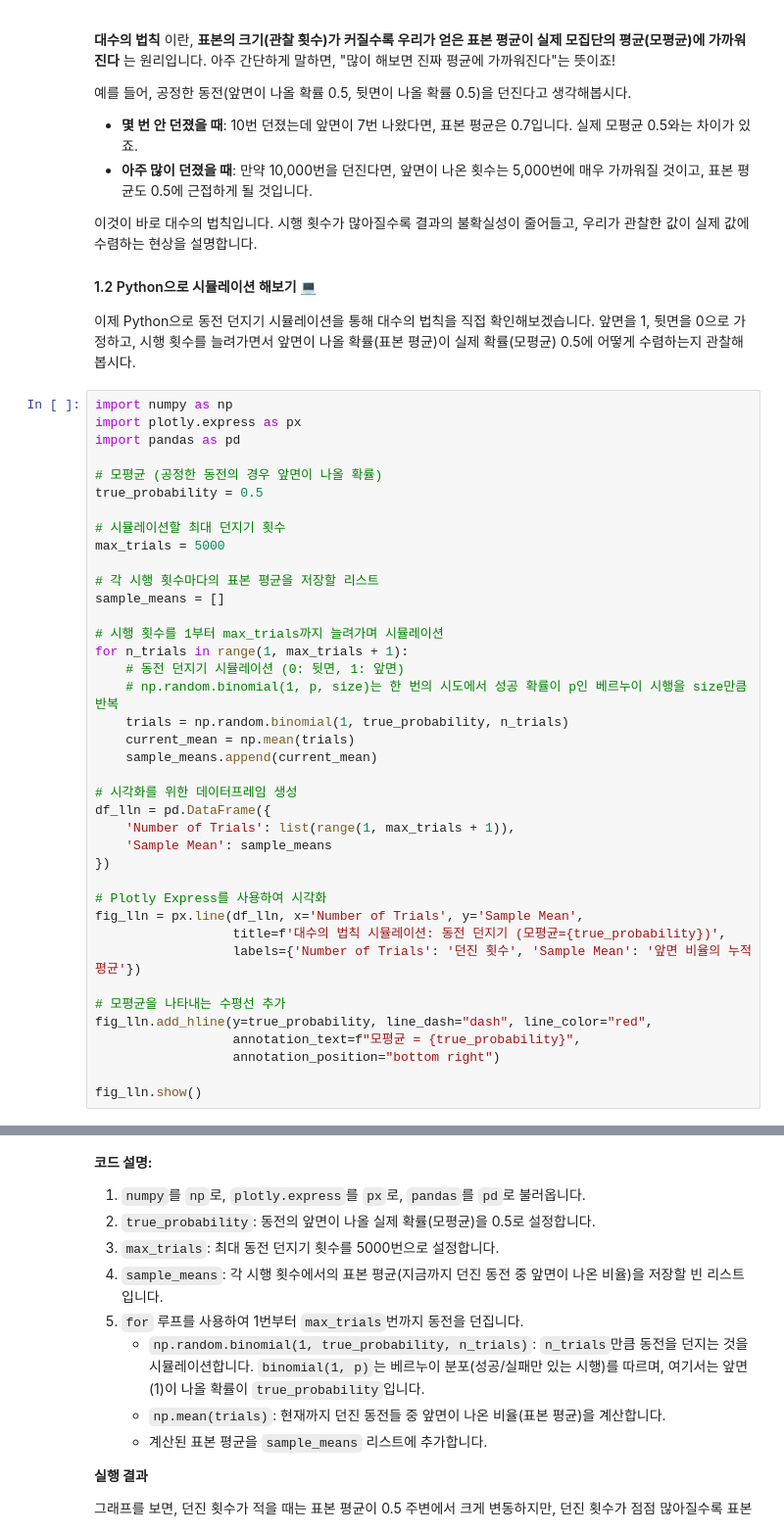
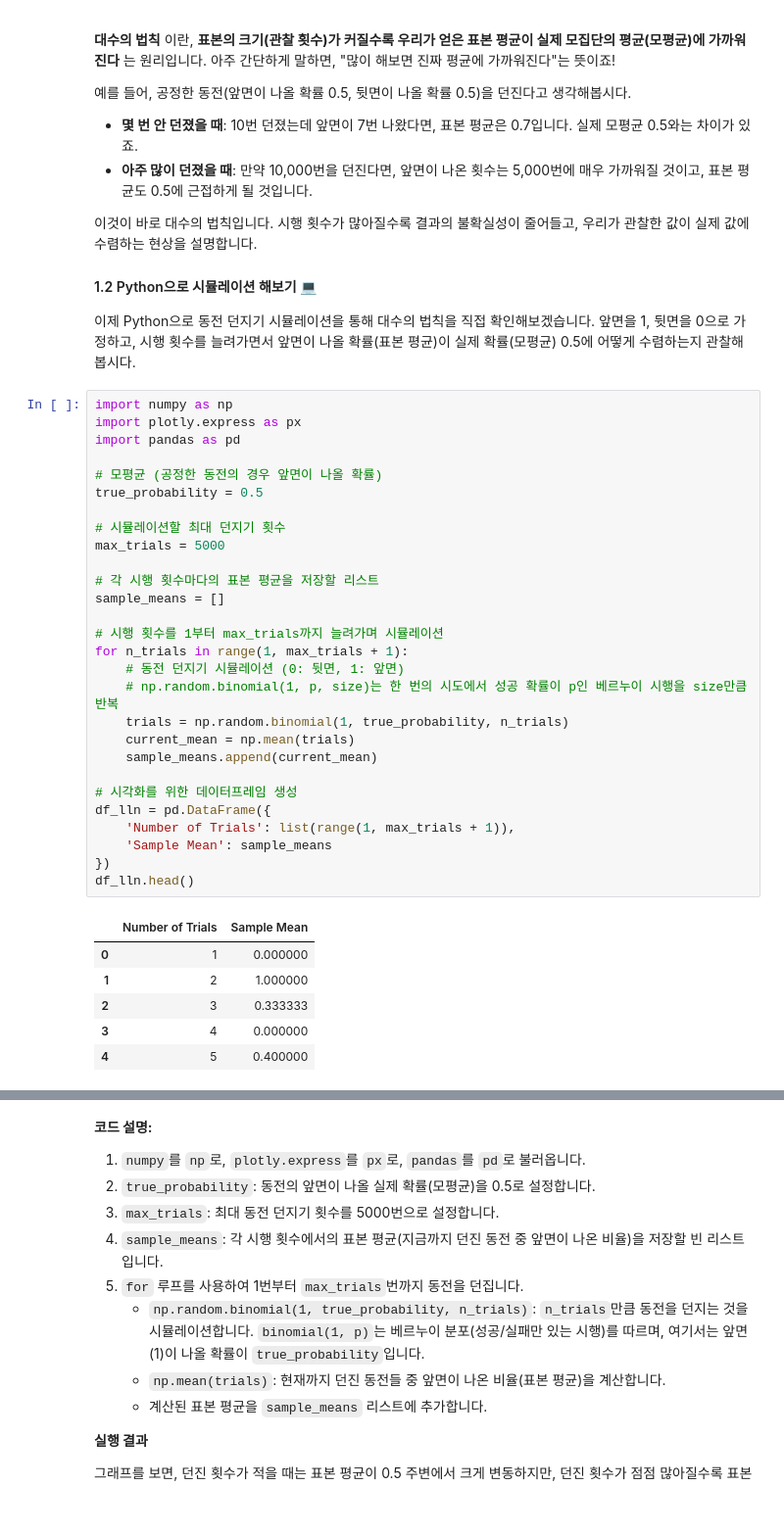
Before and after one commit to dandacompany/star_track_python, a Jupyter notebook: 0604/Python_Statistic_Analytics_Practice_Part4.ipynb, the cells around one changed output, grey strips where cells are left out. Shown at 98% size. Drawn from its saved outputs; the diff is of its cells as text.

```diff
--- a/0604/Python_Statistic_Analytics_Practice_Part4.ipynb
+++ b/0604/Python_Statistic_Analytics_Practice_Part4.ipynb
@@ -22,39 +22,35 @@ Python을 활용하여 데이터 과학과 통계의 핵심적인 두 가지 개
 # %%
 import numpy as np
 import plotly.express as px
 import pandas as pd
 
 # 모평균 (공정한 동전의 경우 앞면이 나올 확률)
 true_probability = 0.5
 
 # 시뮬레이션할 최대 던지기 횟수
 max_trials = 5000
 
 # 각 시행 횟수마다의 표본 평균을 저장할 리스트
 sample_means = []
 
 # 시행 횟수를 1부터 max_trials까지 늘려가며 시뮬레이션
 for n_trials in range(1, max_trials + 1):
     # 동전 던지기 시뮬레이션 (0: 뒷면, 1: 앞면)
     # np.random.binomial(1, p, size)는 한 번의 시도에서 성공 확률이 p인 베르누이 시행을 size만큼 반복
     trials = np.random.binomial(1, true_probability, n_trials)
     current_mean = np.mean(trials)
     sample_means.append(current_mean)
 
 # 시각화를 위한 데이터프레임 생성
 df_lln = pd.DataFrame({
     'Number of Trials': list(range(1, max_trials + 1)),
     'Sample Mean': sample_means
 })
-
-# Plotly Express를 사용하여 시각화
-fig_lln = px.line(df_lln, x='Number of Trials', y='Sample Mean',
-                  title=f'대수의 법칙 시뮬레이션: 동전 던지기 (모평균={true_probability})',
-                  labels={'Number of Trials': '던진 횟수', 'Sample Mean': '앞면 비율의 누적 평균'})
-
-# 모평균을 나타내는 수평선 추가
-fig_lln.add_hline(y=true_probability, line_dash="dash", line_color="red",
-                  annotation_text=f"모평균 = {true_probability}",
-                  annotation_position="bottom right")
-
-fig_lln.show()
+df_lln.head()
+# %% [output]
+|  | Number of Trials | Sample Mean |
+| 0 | 1 | 0.000000 |
+| 1 | 2 | 1.000000 |
+| 2 | 3 | 0.333333 |
+| 3 | 4 | 0.000000 |
+| 4 | 5 | 0.400000 |
```
Also changed, not shown: parts of 6 cells of this notebook, 6 other files.
